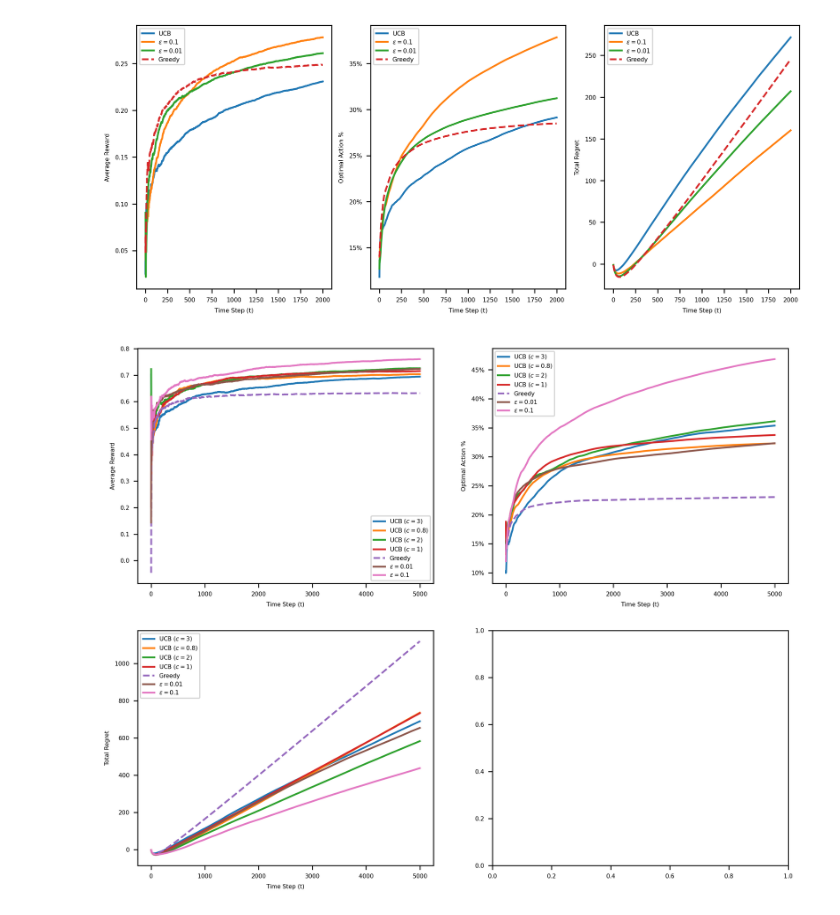
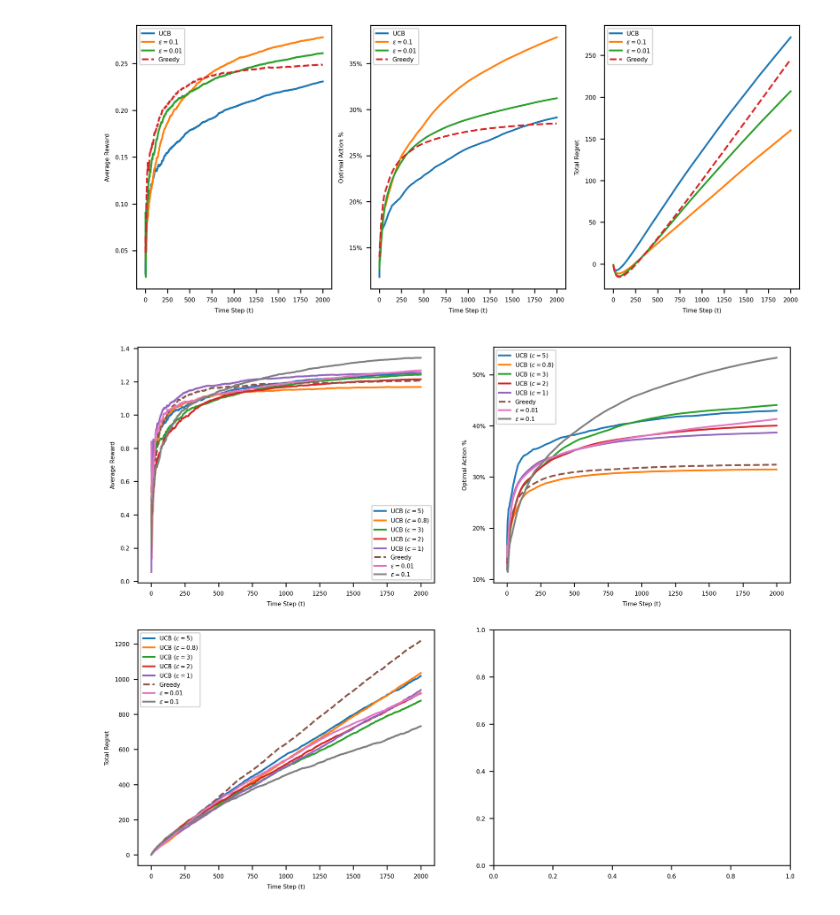
Before and after one commit to ahans30/Multi-Armted-Bandit, a Jupyter notebook: multiprocessing.ipynb, the cells around one changed output. Cells and saved outputs as stored; diff of their text form; code cells hidden in the pictures.

Commit message:
Added reward parameters

```diff
--- a/multiprocessing.ipynb
+++ b/multiprocessing.ipynb
@@ -14,35 +17,36 @@ from multiprocessing import Pool
 mpl.rcParams['font.size'] = 5
 mpl.rcParams['figure.dpi'] = 300
 # %%
-time_horizon = 5000
-number_of_experiments = 250
+time_horizon = 2000
+number_of_experiments = 200
 
 # N = 100
 # strategy = 'epsilon_greedy'
 # epsilon = 0.1
 # T = 1000
-# initial_values_method = 'peek_once'
+initial_values_method = 'peek_once'
 # estimation_method = 'sample_average'
 # stepsize = None
 # c = 2
-mean_range = (-0.25, 1)
-sd_range = (1, 5)
+reward_expected_params = (0, 1) # drawn from normal distribution with [0] as mean, and [1] as std
+reward_std_params = (2, 5) #drawn from uniform distrubution over given range
 
 args = [
-    ('UCB $(c=0.8)$', number_of_experiments, 'UCB', 0, time_horizon, 'peek_once', 'sample_average', None, 0.8, mean_range, sd_range),
-    ('UCB $(c=3)$', number_of_experiments, 'UCB', 0, time_horizon, 'peek_once', 'sample_average', None, 3, mean_range, sd_range),
-    # ('UCB $(c=2)$', number_of_experiments, 'UCB', 0, time_horizon, 'peek_once', 'sample_average', None, 2, mean_range, sd_range),
-    # ('UCB $(c=1)$', number_of_experiments, 'UCB', 0, time_horizon, 'peek_once', 'sample_average', None, 1, mean_range, sd_range),
-    # ('Greedy', number_of_experiments, 'epsilon_greedy', 0, time_horizon, 'peek_once', 'sample_average', None, 2, mean_range, sd_range),
-    # ('$\epsilon=0.01$', number_of_experiments, 'epsilon_greedy', 0.01, time_horizon, 'peek_once', 'sample_average', None, 2, mean_range, sd_range),
-    # ('$\epsilon=0.1$', number_of_experiments, 'epsilon_greedy', 0.1, time_horizon, 'peek_once', 'sample_average', None, 2, mean_range, sd_range),
+    ('UCB $(c=5)$', number_of_experiments, 'UCB', 0, time_horizon, initial_values_method, 'sample_average', None, 5, reward_expected_params, reward_std_params),
+    ('UCB $(c=0.8)$', number_of_experiments, 'UCB', 0, time_horizon, initial_values_method, 'sample_average', None, 0.8, reward_expected_params, reward_std_params),
+    ('UCB $(c=3)$', number_of_experiments, 'UCB', 0, time_horizon, initial_values_method, 'sample_average', None, 3, reward_expected_params, reward_std_params),
+    ('UCB $(c=2)$', number_of_experiments, 'UCB', 0, time_horizon, initial_values_method, 'sample_average', None, 2, reward_expected_params, reward_std_params),
+    ('UCB $(c=1)$', number_of_experiments, 'UCB', 0, time_horizon, initial_values_method, 'sample_average', None, 1, reward_expected_params, reward_std_params),
+    ('Greedy', number_of_experiments, 'epsilon_greedy', 0, time_horizon, initial_values_method, 'sample_average', None, 2, reward_expected_params, reward_std_params),
+    ('$\epsilon=0.01$', number_of_experiments, 'epsilon_greedy', 0.01, time_horizon, initial_values_method, 'sample_average', None, 2, reward_expected_params, reward_std_params),
+    ('$\epsilon=0.1$', number_of_experiments, 'epsilon_greedy', 0.1, time_horizon, initial_values_method, 'sample_average', None, 2, reward_expected_params, reward_std_params),
        ]
 # %%
 with Pool(8) as pool:
-    results = pool.starmap(MultiArmedBandit().average_behavior, args)
+    results = pool.starmap(MultiArmedBandit(15).average_behavior, args)
 # %%
-# cache = results.copy()
-# cache = []
+cache = results.copy()
+cache = []
 # %%
 # ubc = results[0]
 # greedy = results[1]
@@ -82,25 +86,26 @@ with Pool(8) as pool:
 # %%
 fig, ((ax1, ax2), (ax3, ax4)) = plt.subplots(ncols=2, nrows=2, sharey=False, figsize=(10,8))
 
 for result in results + cache:
     linestyle = '--' if result['name'] == 'Greedy' else None
+    skip_time_steps = 0 # We skip some initial steps to avoid initial noisy spikes stretching the y-scale
 
-    ax1.plot(range(1,time_horizon+1), result['average_reward'], label=result['name'], linestyle = linestyle)
+    ax1.plot(range(skip_time_steps + 1,time_horizon+1), result['average_reward'][skip_time_steps:], label=result['name'], linestyle = linestyle)
     ax1.set_ylabel('Average Reward')
     ax1.set_xlabel('Time Step (t)')
 
     ax2.plot(range(1,time_horizon+1), result['optimal_action'], label=result['name'], linestyle = linestyle)
     ax2.set_ylabel('Optimal Action %')
     ax2.set_xlabel('Time Step (t)')
     ax2.yaxis.set_major_formatter(mtick.PercentFormatter(1, decimals = 0))
 
     ax3.plot(range(1,time_horizon+1), result['total_regret'], label=result['name'], linestyle = linestyle)
     ax3.set_ylabel('Total Regret')
     ax3.set_xlabel('Time Step (t)')
 
 ax1.legend()
 ax2.legend()
 ax3.legend()
 plt.show()
 # %% [output]
-[figure, old version]
+[figure, new version]
```
Also changed, not shown: parts of 2 cells of this notebook, 1 other file.
